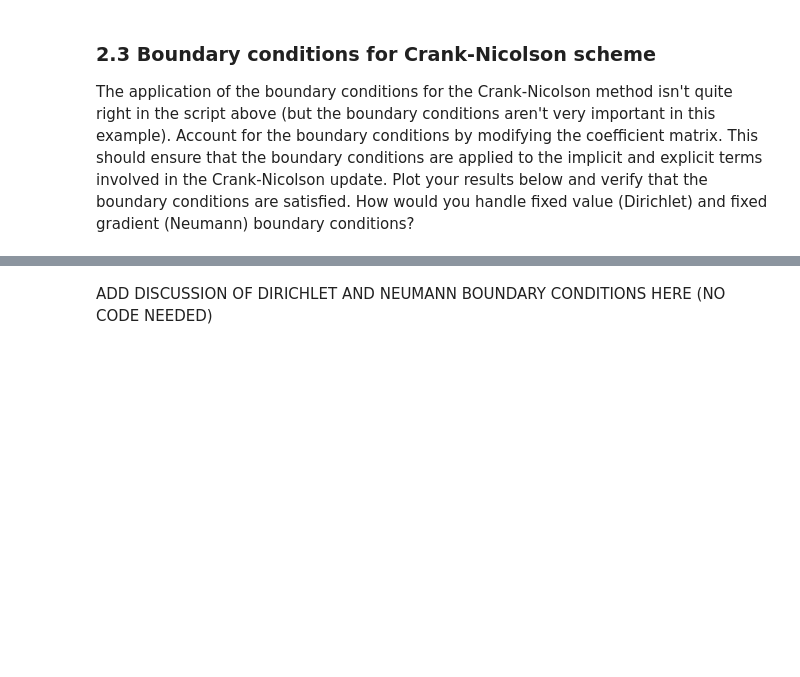
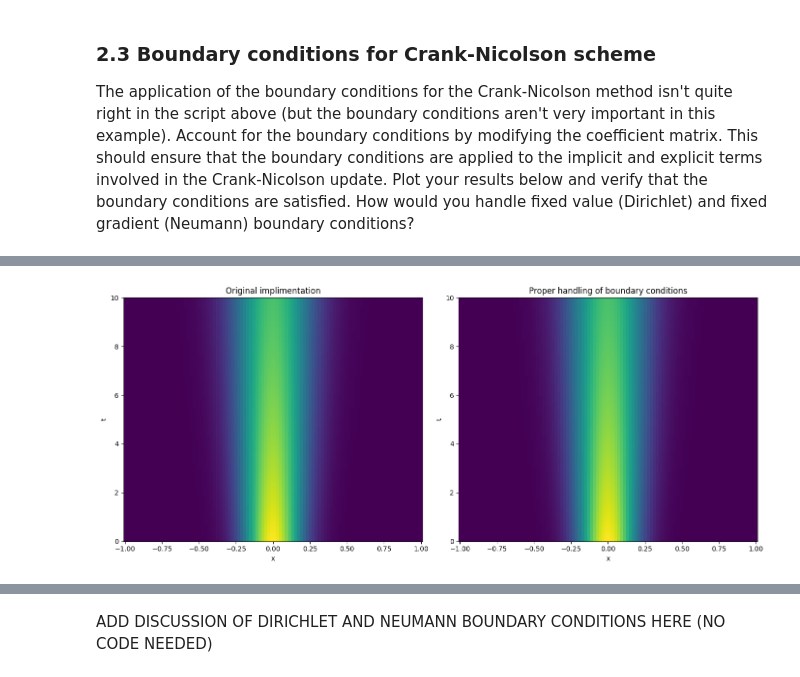
Before and after one commit to snakeplanteasyorigami/QCES, a Jupyter notebook: Project1_numerical_methods.ipynb, the cells around one changed output, grey strips where cells are left out. Saved outputs shown, nothing was run; the diff lists cells and outputs as text; code cells hidden in the pictures; blank space fills up the shorter version.

```diff
--- a/Project1_numerical_methods.ipynb
+++ b/Project1_numerical_methods.ipynb
@@ -387,3 +402,15 @@ Crank-Nicolson method took 0.03 seconds
 Finally, select a given error tolerance and explore whether explicit Euler or Crank-Nicoslon is more efficient (faster) at generating solutions with error less than your error tolerance. Discuss your conclusion and add supporting figures if necessary.
 # %% [markdown]
 INSERT DISCUSSION OF ERROR HERE (~1 paragraph).  OPTIONALLY ADD PLOTS BY INSERTING A CODE BLOCK BELOW.
+# %%
+kappa = 0.001
+tau = 0.1 # error tolerance
+
+global_error = 10
+dt = 0.02
+while global_error > tau:
+  dt = 0.5 * dt
+  Nt = 10/dt + 1
+  c_EE = EE(x, t, kappa)
+  global_error = np.linalg.norm(c_EE[:,-1] - exact_end)
+  print(global_error)
@@ -396,0 +466,67 @@ ADD CODE AND PLOTS HERE
+# %%
+def modified_CN(x, t, kappa):
+# This function timesteps the diffusion equation with homogeneous Neumann boundary conditions
+# using the explicit Euler and second order finite difference methods
+    start_time = time.time()  # Start a timer
+
+    # Infer the timestep from the time array
+    dt = t[1] - t[0]
+
+    M = construct_M(x)  # Construct the coefficient matrix for the second derivative
+    dx = x[1]-x[0]
+    M[0,1] = 2 / (dx**2) # used the fact that centred differences are zero at x[0]
+    M[-1,-2] = 2 / (dx**2)
+
+    # Set the number of gridpoints in x and t
+    Nx = len(x); Nt = len(t)
+
+    A = sp.eye(Nx) - 0.5 * dt * kappa * M  # This matrix appears on the LHS in the C-N scheme
+    A_inv = spla.inv(A) # Calculate the inverse of A (this only needs to be done once)
+
+    # Create an empty sparse array to store the solution
+    c = np.zeros((Nx, Nt))
+
+    c[:, 0] = set_ics(x, kappa, 10)  # Set the initial condition
+
+    for k in range(1, Nt): # loop over the number of timesteps
+        c[:, k] = A_inv @ (c[:, k-1] + 0.5 * dt * kappa * (M @ c[:, k-1]))
+        # Enforce the boundary conditions
+        #c[0, k] = c[1, k]
+        #c[-1, k] = c[-2, k]
+
+    end_time = time.time()  # Print the elapsed time
+
+    print(f"Crank-Nicolson method took {end_time - start_time:.2f} seconds")
+
+    return c
+
+kappa = 0.001
+Nt = 1000
+t = np.linspace(t_start, t_end, Nt)
+x = np.linspace(x_start, x_end, Nx)
+
+c_original = CN(x,t,kappa)
+c_modified = modified_CN(x,t,kappa)
+
+plt.figure(figsize=(14, 6))
+
+plt.subplot(1, 2, 1)
+plt.pcolormesh(x, t, c_original.T, shading='auto')
+plt.xlabel('x')
+plt.ylabel('t')
+plt.title('Original implimentation')
+
+plt.subplot(1, 2, 2)
+plt.pcolormesh(x, t, c_modified.T, shading='auto')
+plt.xlabel('x')
+plt.ylabel('t')
+plt.title('Proper handling of boundary conditions')
+
+plt.tight_layout()
+plt.show()
+
+print("c(x_start,t=10) =",c_modified[0,-1])
+print("c(x_start+dx,t=10) =",c_modified[1,-1])
+print("c(x_end-dx,t=10) =",c_modified[-2,-1])
+print("c(x_end,t=10) =",c_modified[-1,-1])
+# %% [output]
@@ -396,0 +535 @@ ADD CODE AND PLOTS HERE
+[figure, added]
```
Also changed, not shown: parts of 9 cells of this notebook.
